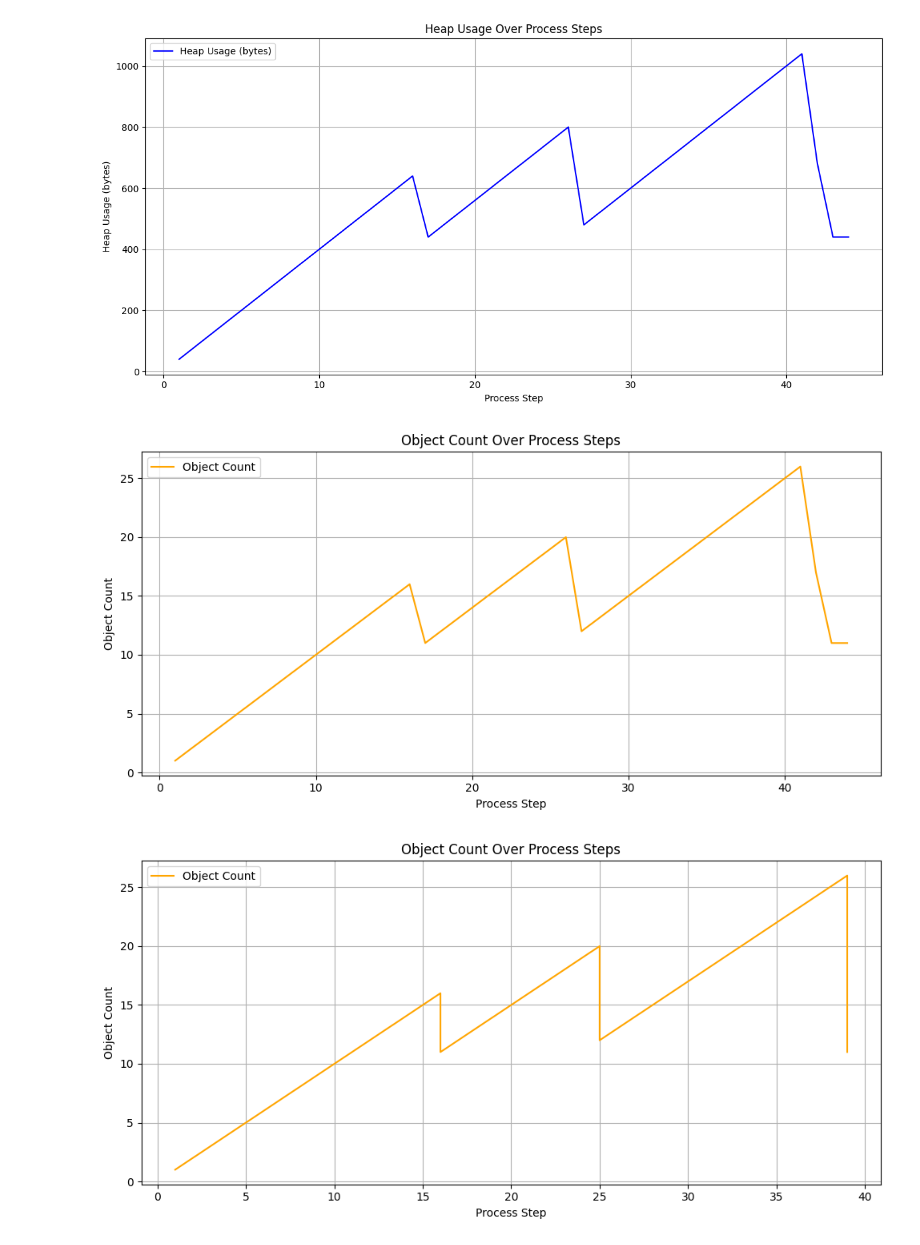
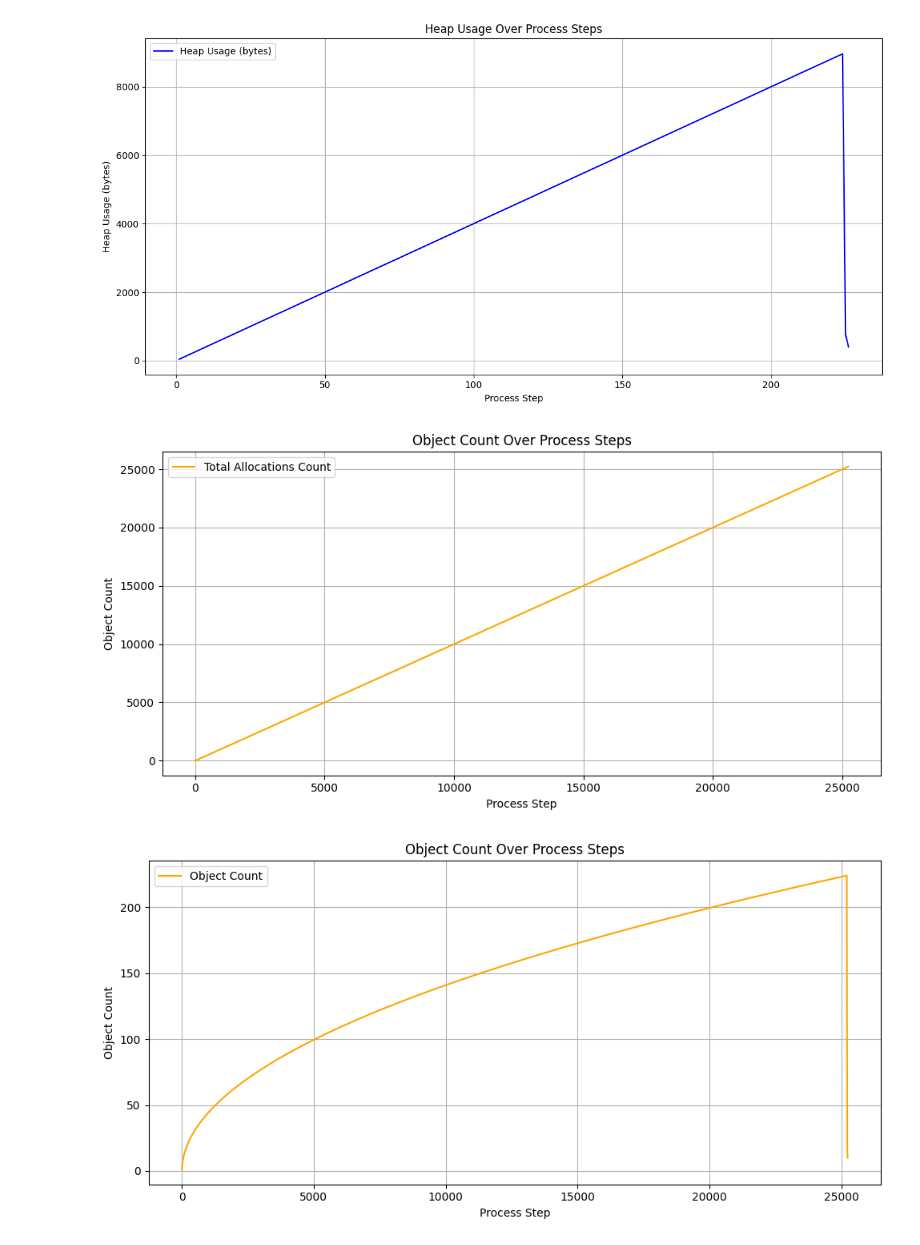
Before and after one commit to NgDinhKhiem/Jeve, a Jupyter notebook: test_jeve.ipynb, the cells around one changed output. Drawn from its saved outputs; the diff is of its cells as text; code cells hidden in the pictures.

```diff
--- a/test_jeve.ipynb
+++ b/test_jeve.ipynb
@@ -3,7 +3,7 @@ import pandas as pd
 import matplotlib.pyplot as plt
 # %%
 
-df = pd.read_csv('memory_usage.csv')
+df = pd.read_csv('./build/memory_usage.csv')
 
 # Plot HeapUsage over ProcessCount
 plt.figure(figsize=(12, 6))
@@ -17,29 +17,29 @@ plt.tight_layout()
 plt.savefig('heap_usage_over_steps.png')
 plt.show()
 # %% [output]
-[figure, old version]
+[figure, new version]
 # %%
 # Load data
-df = pd.read_csv('memory_usage.csv')
+df = pd.read_csv('./build/memory_usage.csv')
 
 # Plot ObjectCount over ProcessCount
 plt.figure(figsize=(10, 5))
 plt.plot(df['TotalAllocations'], df['TotalAllocations'], label='Total Allocations Count', color='orange')
 plt.xlabel('Process Step')
 plt.ylabel('Object Count')
 plt.title('Object Count Over Process Steps')
 plt.legend()
 plt.grid(True)
 plt.tight_layout()
 plt.savefig('object_count_over_steps.png')
 plt.show()
 # %% [output]
-[figure, old version]
+[figure, new version]
 # %%
 
 # Plot ObjectCount over ProcessCount
 plt.figure(figsize=(10, 5))
-plt.plot(df['TotalAllocations'], df['ObjectCount'], label='Object Count', color='orange')
+plt.plot(df['ProcessCount'], df['ObjectCount'], label='Object Count', color='orange')
 plt.xlabel('Process Step')
 plt.ylabel('Object Count')
 plt.title('Object Count Over Process Steps')
@@ -49,7 +49,7 @@ plt.tight_layout()
 plt.savefig('object_count_over_steps.png')
 plt.show()
 # %% [output]
-[figure, old version]
+[figure, new version]
 # %%
 # Plot HeapUsage and ObjectCount with twin axes over ProcessCount
 fig, ax1 = plt.subplots(figsize=(12, 6))
```
Also changed, not shown: parts of 1 cell of this notebook, 15 other files.
